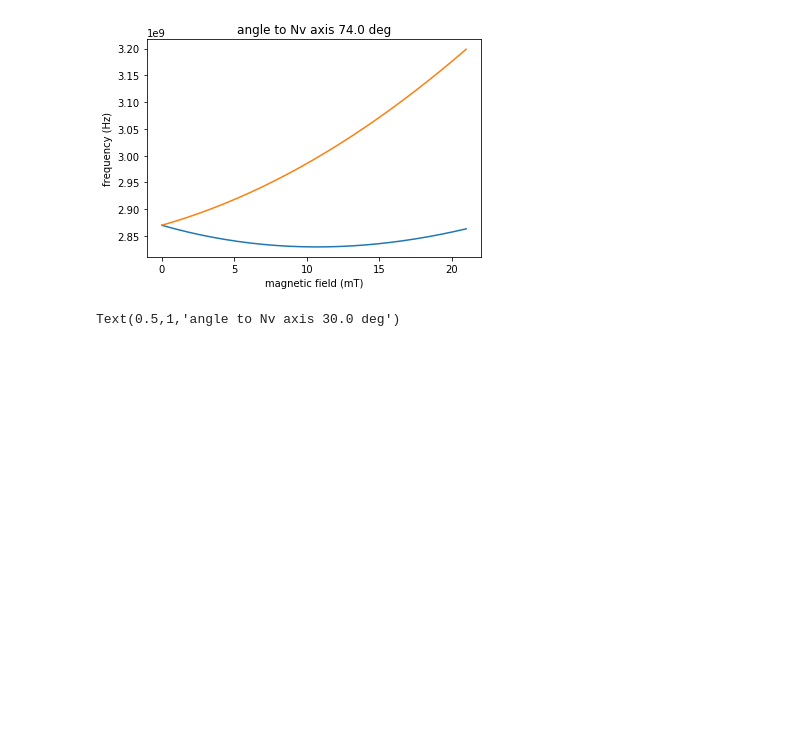
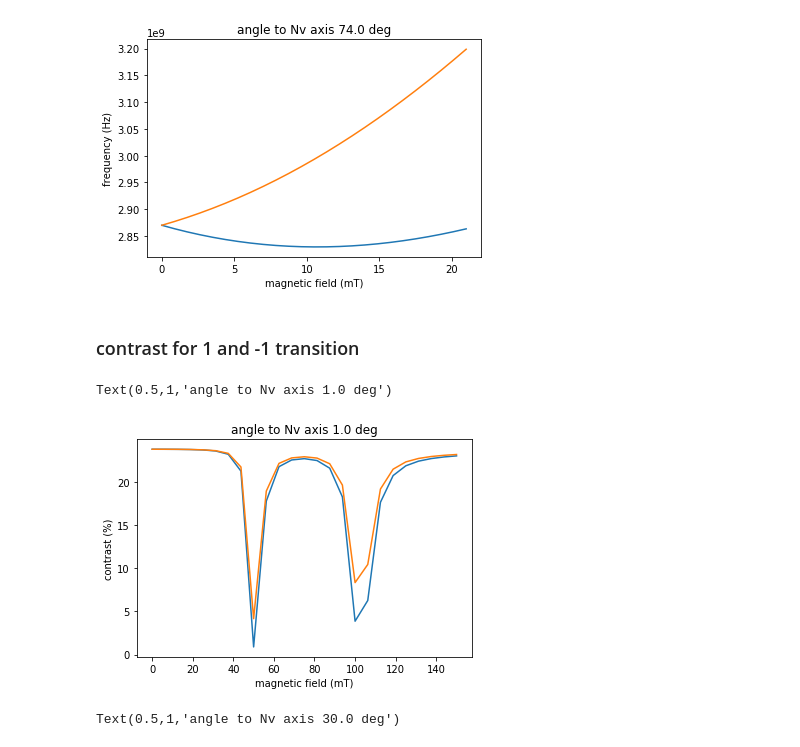
Before and after one commit to JanGieseler/pynvcenter, a Jupyter notebook: notebooks/NV_center_properties.ipynb, the cells around one changed output. Cells and saved outputs as stored; diff of their text form; code cells hidden in the pictures; blank space fills up the shorter version.

```diff
--- a/notebooks/NV_center_properties.ipynb
+++ b/notebooks/NV_center_properties.ipynb
@@ -72,6 +75,31 @@ plt.title('angle to Nv axis {:0.1f} deg'.format(theta*180/np.pi))
 # %% [output]
 Text(0.5,1,'angle to Nv axis 74.0 deg')
 [figure]
+# %% [markdown]
+### contrast for 1 and -1 transition
+# %%
+# angle
+# theta = 57*np.pi/180
+theta = 1*np.pi/180
+# theta = 30*np.pi/180
+# field strength
+B_mag = np.linspace(0,0.15,25)
+
+
+Bs = np.array([B_mag*np.sin(theta), 0.*B_mag*np.sin(theta), B_mag*np.cos(theta)]).T
+
+
+Cm = nv.photoluminescence_contrast(Bfield=Bs, k12=10, k13=0, beta=1)
+Cp = nv.photoluminescence_contrast(Bfield=Bs, k12=0, k13=10, beta=1)
+plt.plot(B_mag*1e3,Cm)
+plt.plot(B_mag*1e3,Cp)
+
+plt.xlabel('magnetic field (mT)')
+plt.ylabel('contrast (%)')
+plt.title('angle to Nv axis {:0.1f} deg'.format(theta*180/np.pi))
+# %% [output]
+Text(0.5,1,'angle to Nv axis 1.0 deg')
+[figure, added]
 # %%
 # angle
 # theta = 57*np.pi/180
```
Also changed, not shown: parts of 2 cells of this notebook, 1 other file.
